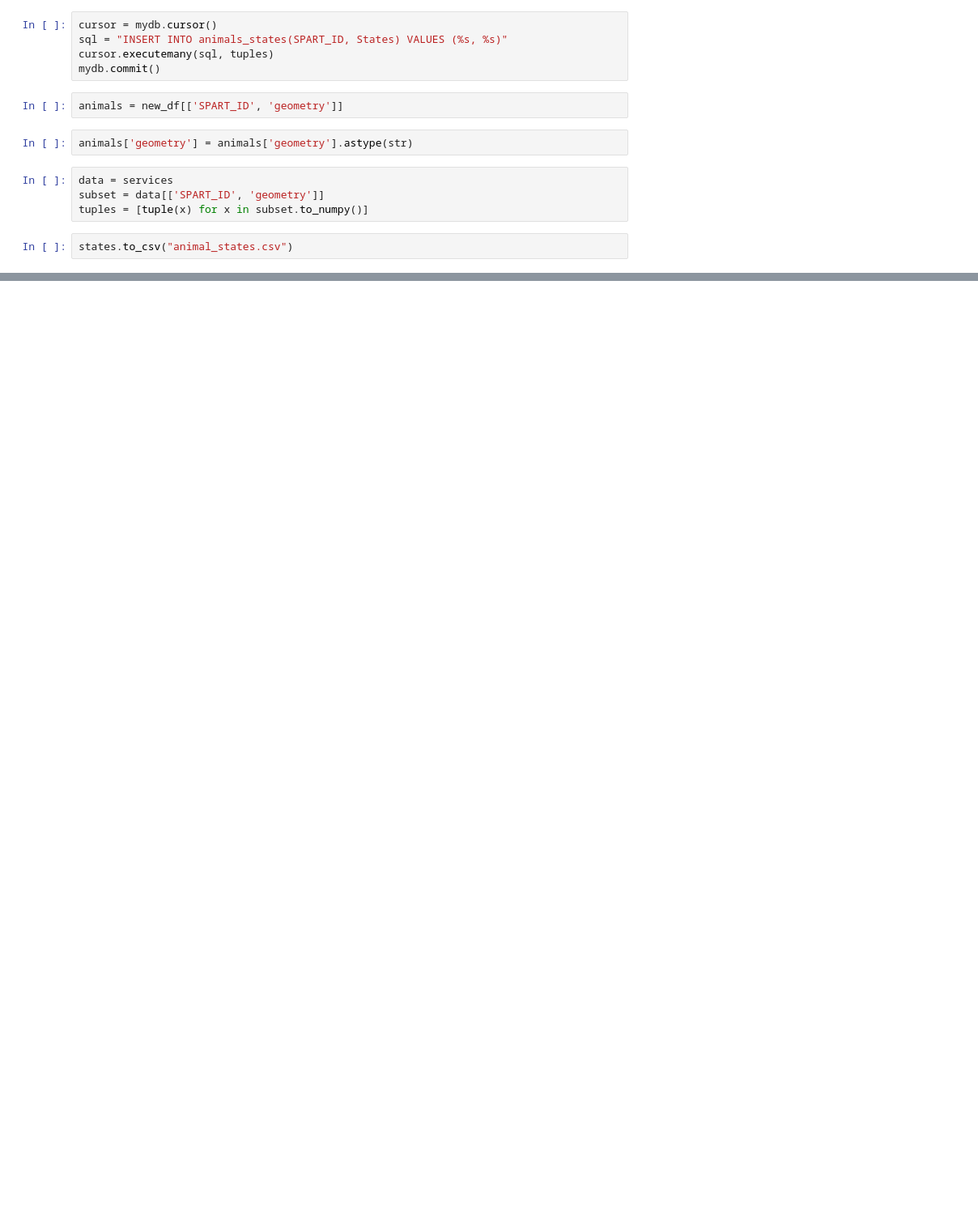
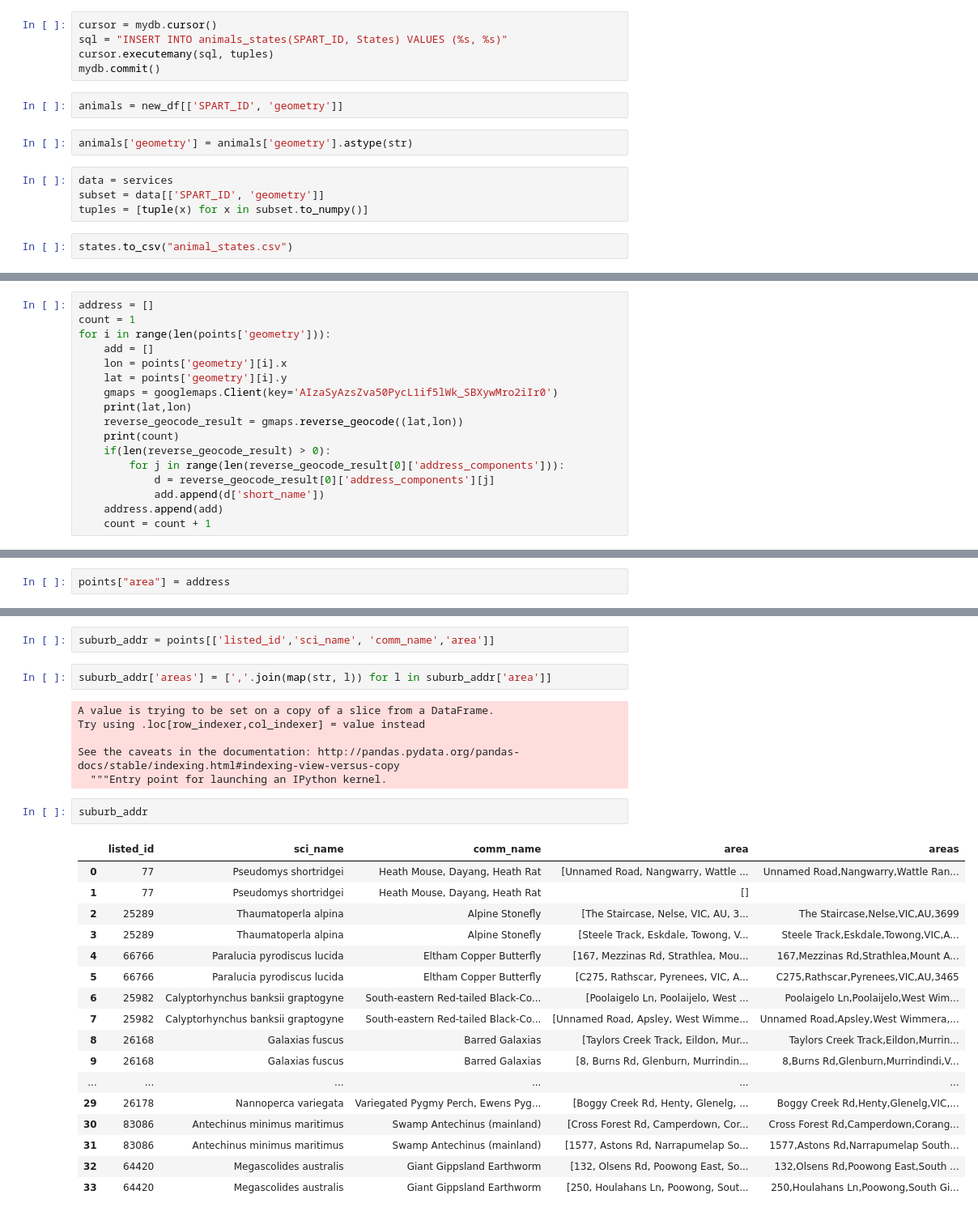
Before and after one commit to ForesFriends/Data-Wrangling-and-Cleaning, a Jupyter notebook: E24 project .ipynb, the cells around one changed output, grey strips where cells are left out. Shown at 81% size. Saved outputs shown, nothing was run; the diff lists cells and outputs as text; blank space fills up the shorter version.

Commit message:
Changes made to the file
Added the code extinct animals
Added the code reverse geocoding to extract the suburbs

```diff
--- a/E24 project .ipynb
+++ b/E24 project .ipynb
@@ -884,0 +694,17 @@ states.to_csv("animal_states.csv")
+# %%
+address = []
+count = 1
+for i in range(len(points['geometry'])):
+    add = []
+    lon = points['geometry'][i].x
+    lat = points['geometry'][i].y
+    gmaps = googlemaps.Client(key='AIzaSyAzsZva50PycL1if5lWk_SBXywMro2iIr0')
+    print(lat,lon)
+    reverse_geocode_result = gmaps.reverse_geocode((lat,lon))
+    print(count)
+    if(len(reverse_geocode_result) > 0):
+        for j in range(len(reverse_geocode_result[0]['address_components'])):
+            d = reverse_geocode_result[0]['address_components'][j]
+            add.append(d['short_name'])
+    address.append(add)
+    count = count + 1
@@ -884,0 +729,2 @@ states.to_csv("animal_states.csv")
+# %%
+points["area"] = address
@@ -884,0 +740,30 @@ states.to_csv("animal_states.csv")
+# %%
+suburb_addr = points[['listed_id','sci_name', 'comm_name','area']]
+# %%
+suburb_addr['areas'] = [','.join(map(str, l)) for l in suburb_addr['area']]
+# %% [output]
+A value is trying to be set on a copy of a slice from a DataFrame.
+Try using .loc[row_indexer,col_indexer] = value instead
+
+See the caveats in the documentation: http://pandas.pydata.org/pandas-docs/stable/indexing.html#indexing-view-versus-copy
+  """Entry point for launching an IPython kernel.
+# %%
+suburb_addr
+# %% [output]
+|  | listed_id | sci_name | comm_name | area | areas |
+| 0 | 77 | Pseudomys shortridgei | Heath Mouse, Dayang, Heath Rat | [Unnamed Road, Nangwarry, Wattle ... | Unnamed Road,Nangwarry,Wattle Ran... |
+| 1 | 77 | Pseudomys shortridgei | Heath Mouse, Dayang, Heath Rat | [] |  |
+| 2 | 25289 | Thaumatoperla alpina | Alpine Stonefly | [The Staircase, Nelse, VIC, AU, 3... | The Staircase,Nelse,VIC,AU,3699 |
+| 3 | 25289 | Thaumatoperla alpina | Alpine Stonefly | [Steele Track, Eskdale, Towong, V... | Steele Track,Eskdale,Towong,VIC,A... |
+| 4 | 66766 | Paralucia pyrodiscus lucida | Eltham Copper Butterfly | [167, Mezzinas Rd, Strathlea, Mou... | 167,Mezzinas Rd,Strathlea,Mount A... |
+| 5 | 66766 | Paralucia pyrodiscus lucida | Eltham Copper Butterfly | [C275, Rathscar, Pyrenees, VIC, A... | C275,Rathscar,Pyrenees,VIC,AU,3465 |
+| 6 | 25982 | Calyptorhynchus banksii graptogyne | South-eastern Red-tailed Black-Co... | [Poolaigelo Ln, Poolaijelo, West ... | Poolaigelo Ln,Poolaijelo,West Wim... |
+| 7 | 25982 | Calyptorhynchus banksii graptogyne | South-eastern Red-tailed Black-Co... | [Unnamed Road, Apsley, West Wimme... | Unnamed Road,Apsley,West Wimmera,... |
+| 8 | 26168 | Galaxias fuscus | Barred Galaxias | [Taylors Creek Track, Eildon, Mur... | Taylors Creek Track,Eildon,Murrin... |
+| 9 | 26168 | Galaxias fuscus | Barred Galaxias | [8, Burns Rd, Glenburn, Murrindin... | 8,Burns Rd,Glenburn,Murrindindi,V... |
+| ... | ... | ... | ... | ... | ... |
+| 29 | 26178 | Nannoperca variegata | Variegated Pygmy Perch, Ewens Pyg... | [Boggy Creek Rd, Henty, Glenelg, ... | Boggy Creek Rd,Henty,Glenelg,VIC,... |
+| 30 | 83086 | Antechinus minimus maritimus | Swamp Antechinus (mainland) | [Cross Forest Rd, Camperdown, Cor... | Cross Forest Rd,Camperdown,Corang... |
+| 31 | 83086 | Antechinus minimus maritimus | Swamp Antechinus (mainland) | [1577, Astons Rd, Narrapumelap So... | 1577,Astons Rd,Narrapumelap South... |
+| 32 | 64420 | Megascolides australis | Giant Gippsland Earthworm | [132, Olsens Rd, Poowong East, So... | 132,Olsens Rd,Poowong East,South ... |
+| 33 | 64420 | Megascolides australis | Giant Gippsland Earthworm | [250, Houlahans Ln, Poowong, Sout... | 250,Houlahans Ln,Poowong,South Gi... |
```
Also changed, not shown: parts of 96 cells of this notebook.
